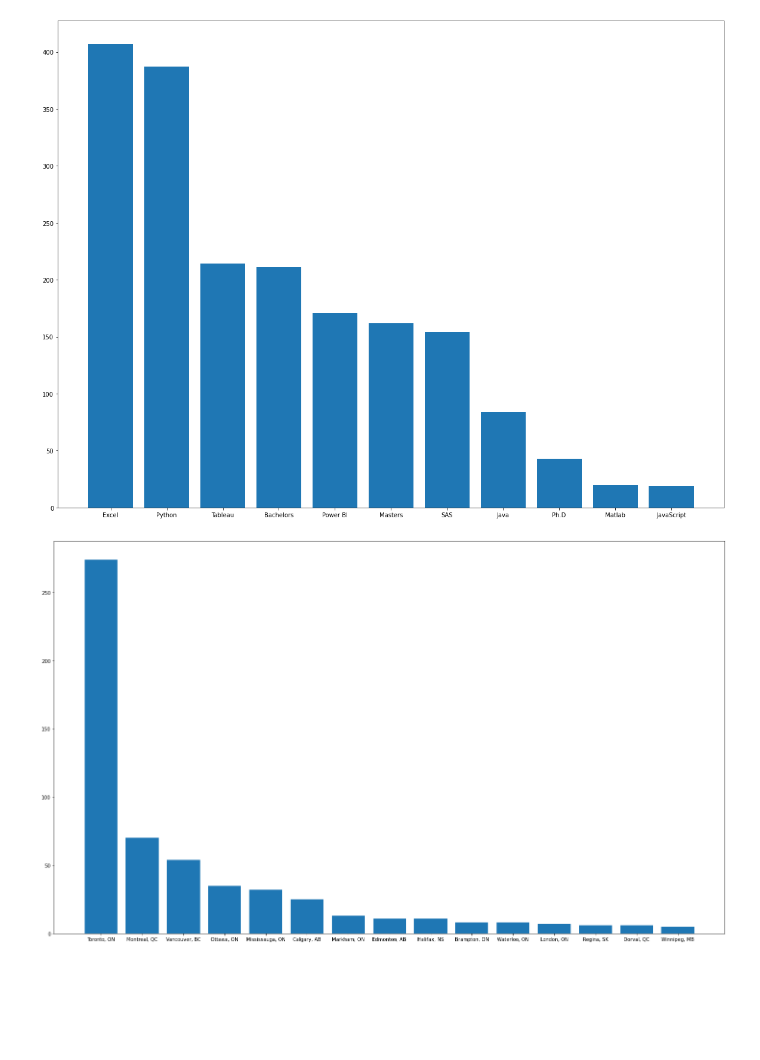
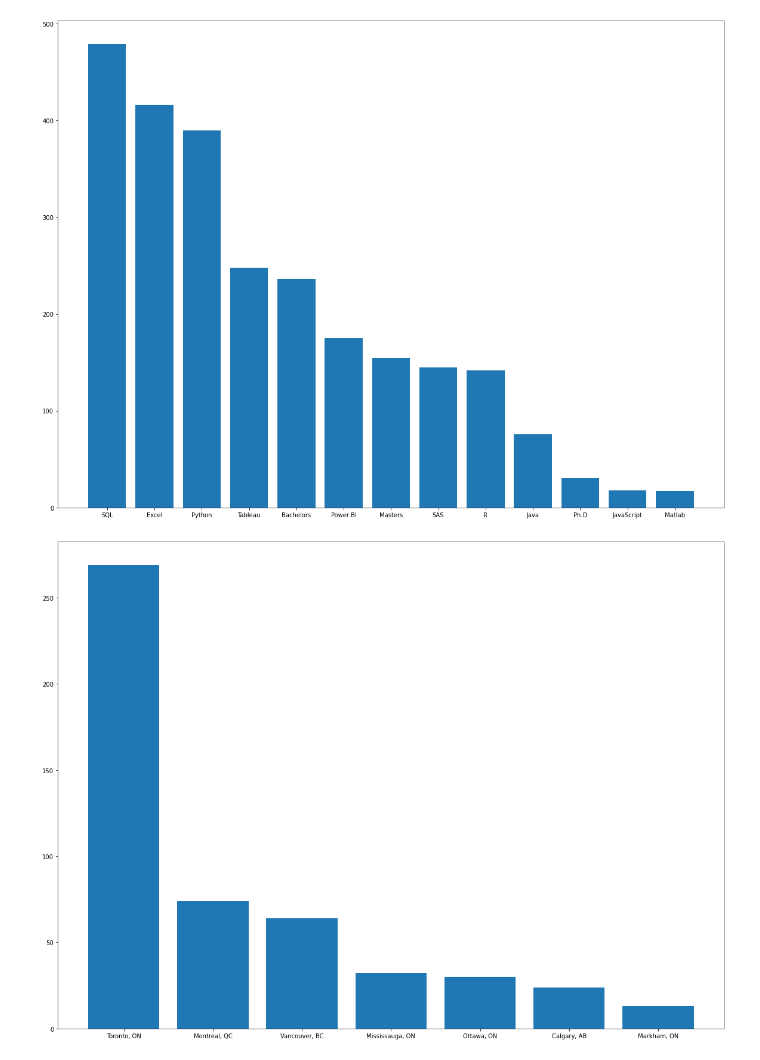
Before and after one commit to Ted0623/linkedin_proj, a Jupyter notebook: jobs_analysis.ipynb, the cells around one changed output. Drawn from its saved outputs; the diff is of its cells as text; code cells hidden in the pictures; blank space fills up the shorter version.

```diff
--- a/jobs_analysis.ipynb
+++ b/jobs_analysis.ipynb
@@ -2,18 +2,22 @@
 import pandas as pd
 from wordcloud import WordCloud, STOPWORDS
 import matplotlib.pyplot as plt
-plt.rcParams['figure.figsize'] = [25, 15]
+plt.rcParams['figure.figsize'] = [20, 15]
 from collections import Counter
 import nltk
 from nltk.corpus import stopwords
 from collections import Counter
 import numpy as np
 # %%
-# Read the data and check for missing values and dupes:
-df = pd.read_csv('linkedin_jobs.csv')
-df=pd.DataFrame(df)
-df.drop('Unnamed: 0',axis=1,inplace=True)
-df['job_desc']=df['job_desc'].str.lower()
+# Read the data and do some preprocessing:
+df = pd.read_csv('raw.csv')
+df = df.replace('\n', ' ', regex=True)
+df.drop(df.columns[0], axis=1, inplace=True)
+df.rename(columns={'0':'job_title', '1':'company_name', '2':'location', '3':'workplace_type', '4':'job_posted', '5':'job_desc'}, inplace=True)
+df.job_desc = df.job_desc.apply(lambda x: x.replace(',', ''))
+df.to_csv('linkedin_jobs.csv')
+
+print(df.dtypes)
 print('Number of missing values:\n', df.isnull().sum())
 print('Number of duplicates:',df.duplicated().sum())
 len(df)
@@ -55,12 +73,12 @@ def sort_bar(dict):
     plt.show()
 # %%
 # Get count of instances of keywords:
-keylist=['Power BI', 'PowerBI', 'Tableau', 'Python', 'Excel', 'Matlab', 'SAS', 'Java', 'JavaScript', "Masters",
-"Bachelors", "Master", "Bachelor", "PhD", "Ph.D"]
+keylist=['Power BI', 'PowerBI', 'Tableau', 'Python', ' R ', 'Excel', 'Matlab', 'SAS', 'Java', 'JavaScript', 'Masters', 'SQL',
+'Bachelors', 'Master', 'Bachelor', 'PhD', 'Ph.D']
 dict={}
 
 for keyword in range(0,len(keylist)):
-    count=df[['job_desc']].apply(lambda row: row.astype(str).str.contains(keylist[keyword], case=False).any(), axis=1).sum()
+    count=df.job_desc.str.contains(keylist[keyword], case=False).sum()
     dict[keylist[keyword]]=count
 
 # Sum counts of permutation of words:
@@ -82,19 +100,19 @@ dict.pop('PhD', None)
 
 sort_bar(dict)
 # %% [output]
-[figure, old version]
+[figure, new version]
 # %%
 # Where companies are located
 counter=Counter(df.location)
-locdict=Counter({k: c for k, c in counter.items() if c >= 5})
+locdict=Counter({k: c for k, c in counter.items() if c >= 10})
 pop=['Canada','Ontario, Canada', 'Greater Toronto Area, Canada']
 
 for key in pop:
     locdict.pop(key,None)
 
 sort_bar(locdict)
 # %% [output]
-[figure, old version]
+[figure, new version]
 # %%
 # Type of workplace location
 wpdict=Counter(df.workplace_type)
```
Also changed, not shown: parts of 3 cells of this notebook, 2 other files.
